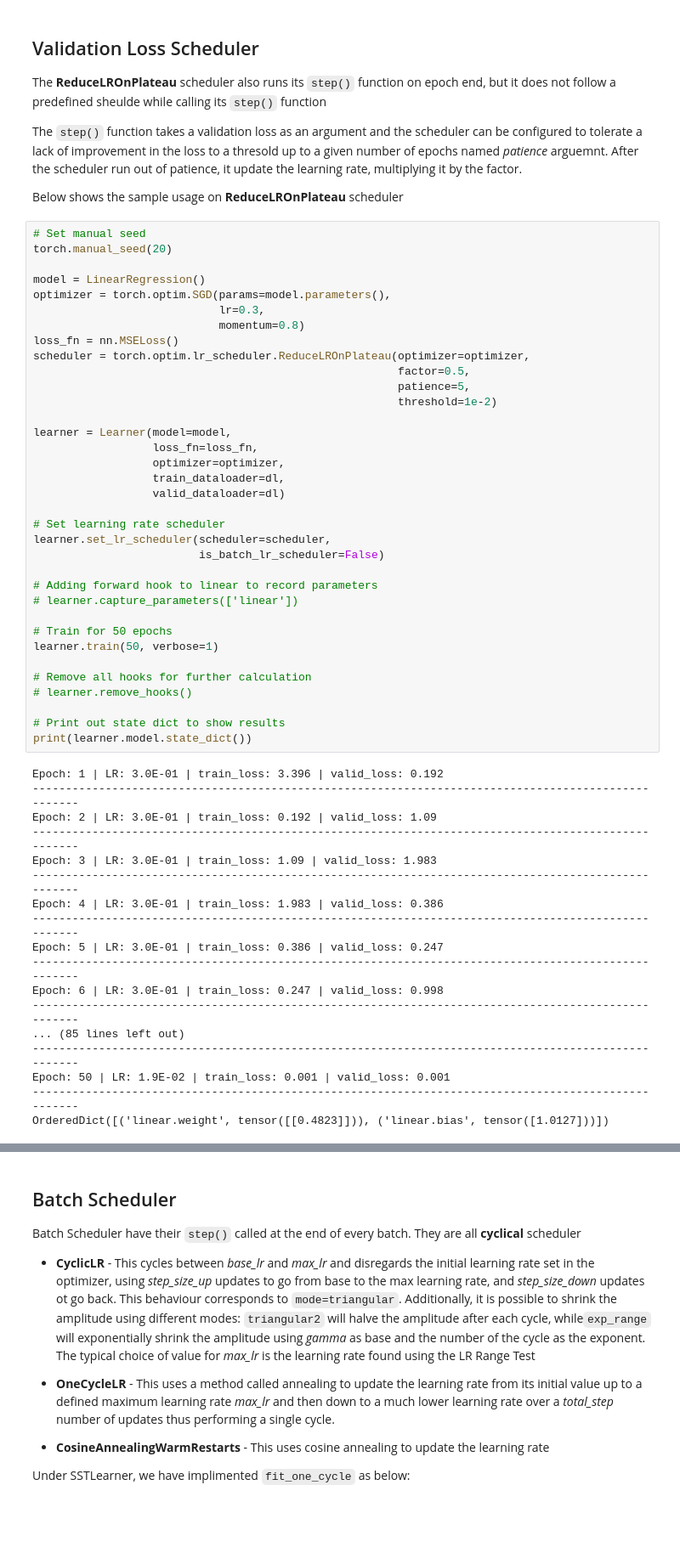
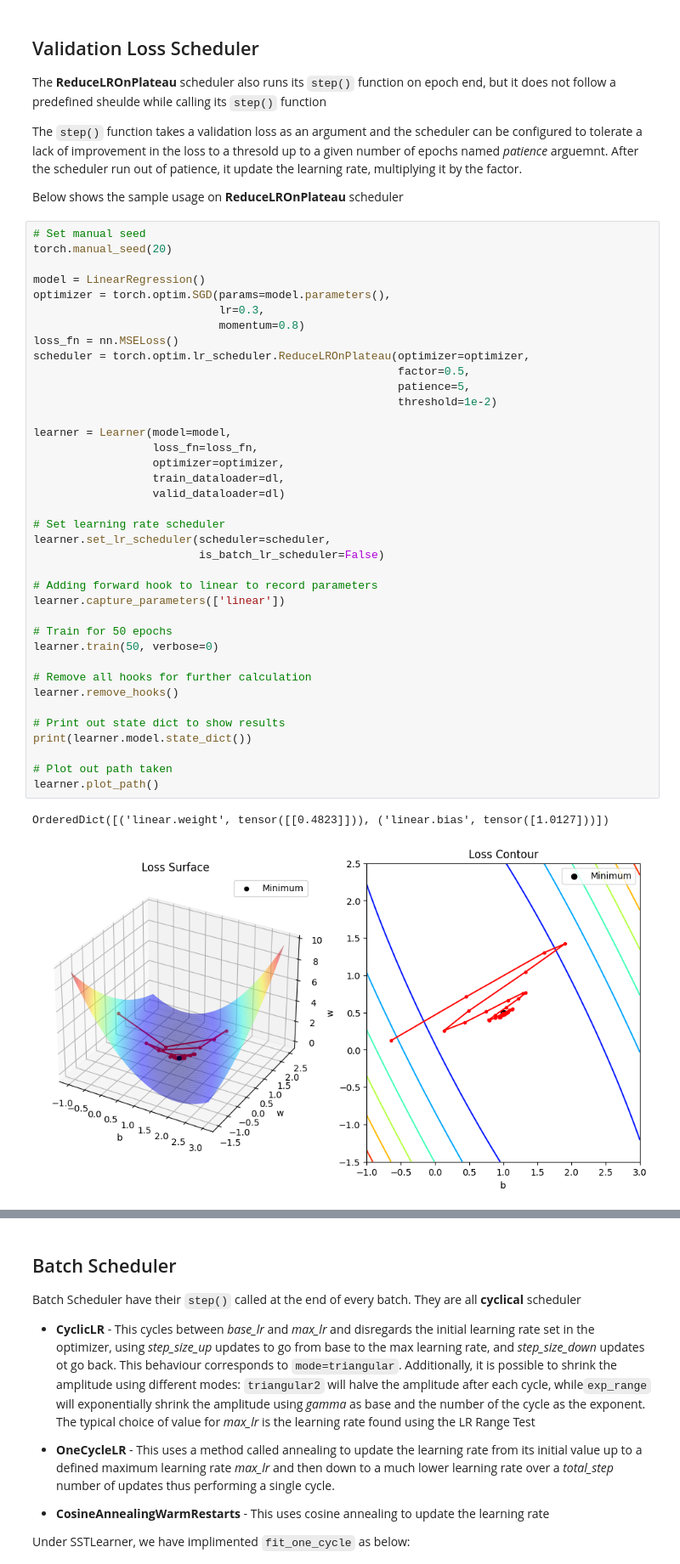
Before and after one commit to ronald-hk-chung/ssnotebook, a Jupyter notebook: basics_of_neural_network/lr_and_optimizer.ipynb, the cells around one changed output, grey strips where cells are left out. Shown at 85% size. Drawn from its saved outputs; the diff is of its cells as text; blank space fills up the shorter version.

```diff
--- a/basics_of_neural_network/lr_and_optimizer.ipynb
+++ b/basics_of_neural_network/lr_and_optimizer.ipynb
@@ -668,49 +845,37 @@ torch.manual_seed(20)
 model = LinearRegression()
 optimizer = torch.optim.SGD(params=model.parameters(),
                             lr=0.3,
                             momentum=0.8)
 loss_fn = nn.MSELoss()
 scheduler = torch.optim.lr_scheduler.ReduceLROnPlateau(optimizer=optimizer,
                                                        factor=0.5,
                                                        patience=5,
                                                        threshold=1e-2)
 
 learner = Learner(model=model,
                   loss_fn=loss_fn,
                   optimizer=optimizer,
                   train_dataloader=dl,
                   valid_dataloader=dl)
 
 # Set learning rate scheduler
 learner.set_lr_scheduler(scheduler=scheduler,
                          is_batch_lr_scheduler=False)
 
 # Adding forward hook to linear to record parameters
-# learner.capture_parameters(['linear'])
+learner.capture_parameters(['linear'])
 
 # Train for 50 epochs
-learner.train(50, verbose=1)
+learner.train(50, verbose=0)
 
 # Remove all hooks for further calculation
-# learner.remove_hooks()
+learner.remove_hooks()
 
 # Print out state dict to show results
 print(learner.model.state_dict())
+
+# Plot out path taken
+learner.plot_path()
 # %% [output]
-Epoch: 1 | LR: 3.0E-01 | train_loss: 3.396 | valid_loss: 0.192
-----------------------------------------------------------------------------------------------------
-Epoch: 2 | LR: 3.0E-01 | train_loss: 0.192 | valid_loss: 1.09
-----------------------------------------------------------------------------------------------------
-Epoch: 3 | LR: 3.0E-01 | train_loss: 1.09 | valid_loss: 1.983
-----------------------------------------------------------------------------------------------------
-Epoch: 4 | LR: 3.0E-01 | train_loss: 1.983 | valid_loss: 0.386
-----------------------------------------------------------------------------------------------------
-Epoch: 5 | LR: 3.0E-01 | train_loss: 0.386 | valid_loss: 0.247
-----------------------------------------------------------------------------------------------------
-Epoch: 6 | LR: 3.0E-01 | train_loss: 0.247 | valid_loss: 0.998
-----------------------------------------------------------------------------------------------------
-... (85 lines left out)
-----------------------------------------------------------------------------------------------------
-Epoch: 50 | LR: 1.9E-02 | train_loss: 0.001 | valid_loss: 0.001
-----------------------------------------------------------------------------------------------------
 OrderedDict([('linear.weight', tensor([[0.4823]])), ('linear.bias', tensor([1.0127]))])
+[figure, added]
```
Also changed, not shown: parts of 33 cells of this notebook.
